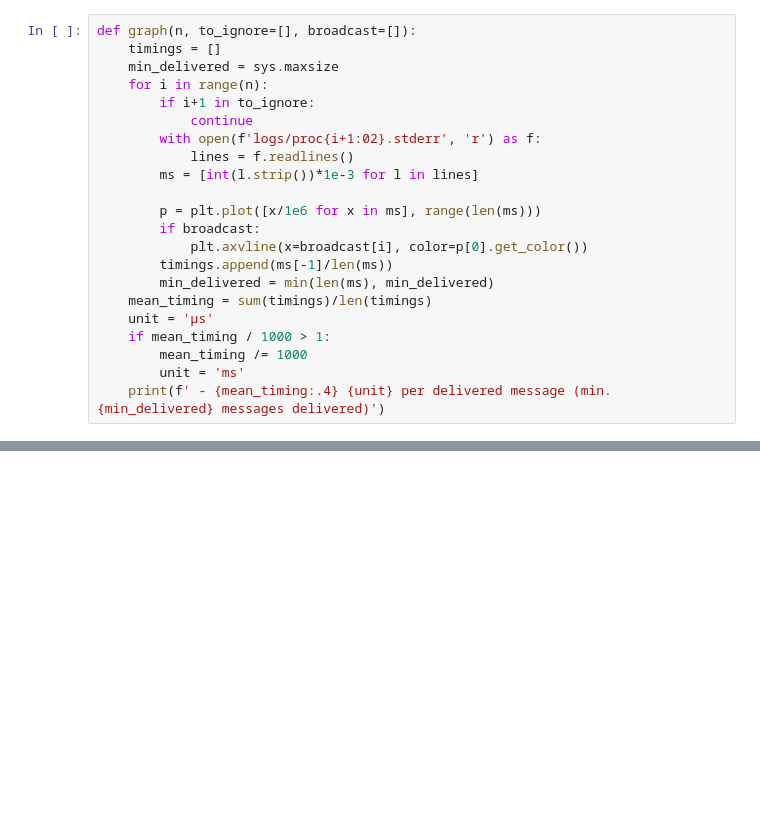
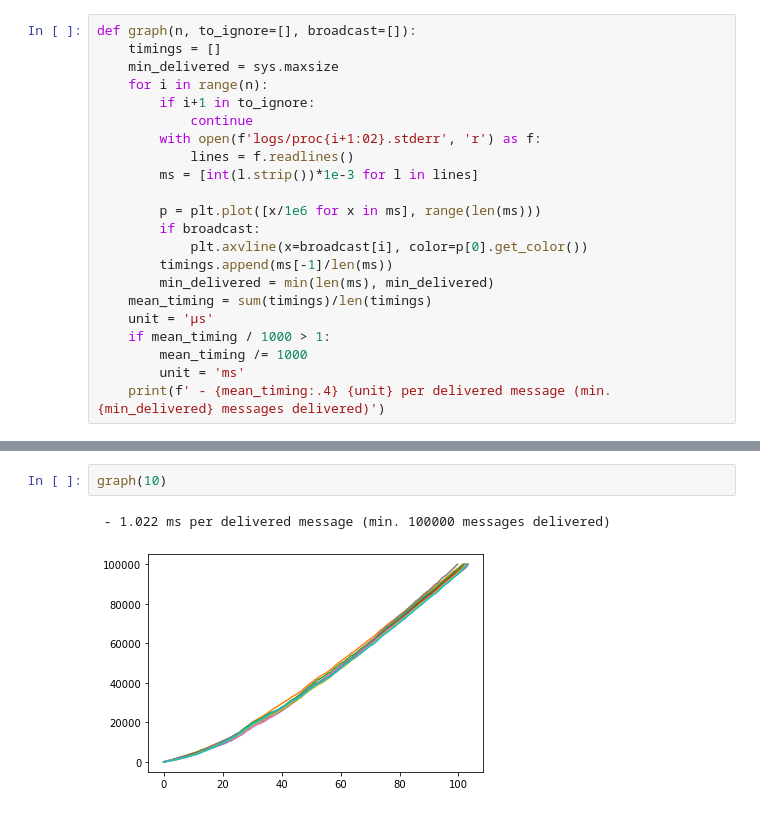
Before and after one commit to robinmamie/distributed-algorithms, a Jupyter notebook: timings.ipynb, the cells around one changed output, grey strips where cells are left out. Saved outputs shown, nothing was run; the diff lists cells and outputs as text; blank space fills up the shorter version.

```diff
--- a/timings.ipynb
+++ b/timings.ipynb
@@ -30,0 +36,5 @@ graph(2)
+# %%
+graph(10)
+# %% [output]
+ - 1.022 ms per delivered message (min. 100000 messages delivered)
+[figure, added]
```
Also changed, not shown: parts of 3 cells of this notebook, 6 other files.
